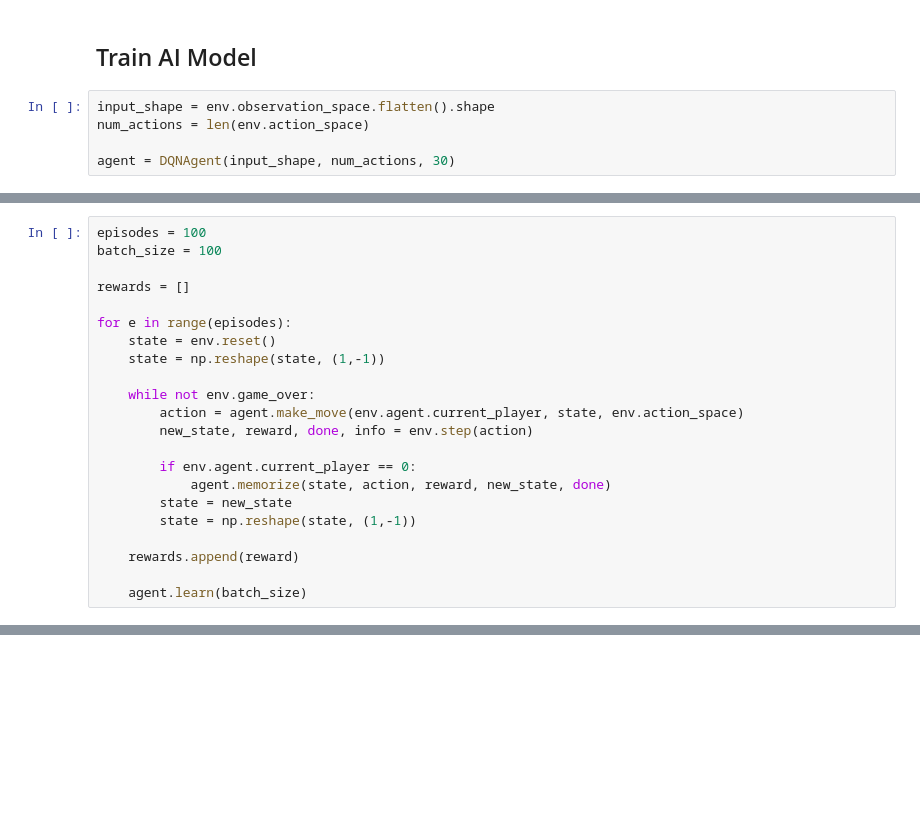
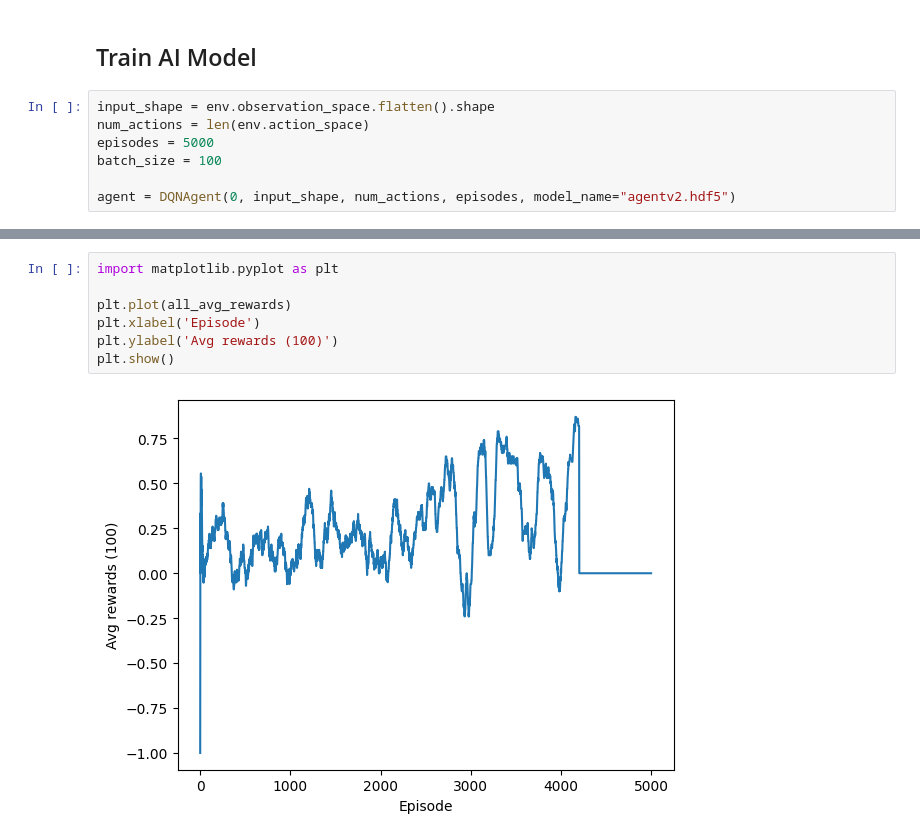
Before and after one commit to bvanderbijl/connectFour, a Jupyter notebook: examples/trainAgent.ipynb, the cells around one changed output, grey strips where cells are left out. Saved outputs shown, nothing was run; the diff lists cells and outputs as text; blank space fills up the shorter version.

Commit message:
train agent

```diff
--- a/examples/trainAgent.ipynb
+++ b/examples/trainAgent.ipynb
@@ -25,5 +21,7 @@ env.observation_space.flatten().shape[0]
 # %%
 input_shape = env.observation_space.flatten().shape
 num_actions = len(env.action_space)
+episodes = 5000
+batch_size = 100
 
-agent = DQNAgent(input_shape, num_actions, 30)
+agent = DQNAgent(0, input_shape, num_actions, episodes, model_name="agentv2.hdf5")
@@ -48,22 +27,0 @@ _________________________________________________________________
-# %%
-episodes = 100
-batch_size = 100
-
-rewards = []
-
-for e in range(episodes):
-    state = env.reset()
-    state = np.reshape(state, (1,-1))
-
-    while not env.game_over:
-        action = agent.make_move(env.agent.current_player, state, env.action_space)
-        new_state, reward, done, info = env.step(action)
-
-        if env.agent.current_player == 0:
-            agent.memorize(state, action, reward, new_state, done)
-        state = new_state
-        state = np.reshape(state, (1,-1))
-
-    rewards.append(reward)
-
-    agent.learn(batch_size)
@@ -71,0 +103,9 @@ agent.save("agentv1.hdf5")
+# %%
+import matplotlib.pyplot as plt
+
+plt.plot(all_avg_rewards)
+plt.xlabel('Episode')
+plt.ylabel('Avg rewards (100)')
+plt.show()
+# %% [output]
+[figure, added]
```
Also changed, not shown: parts of 5 cells of this notebook, 7 other files.
